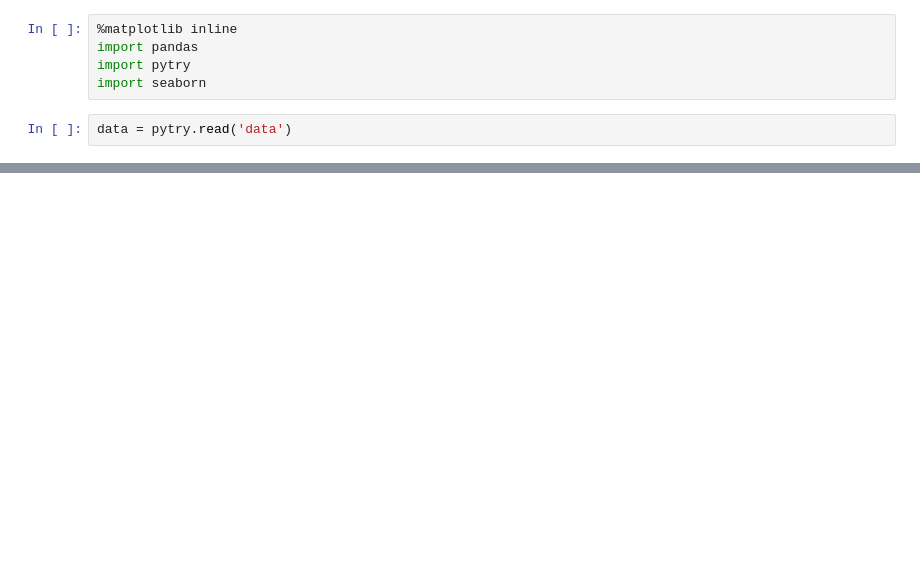
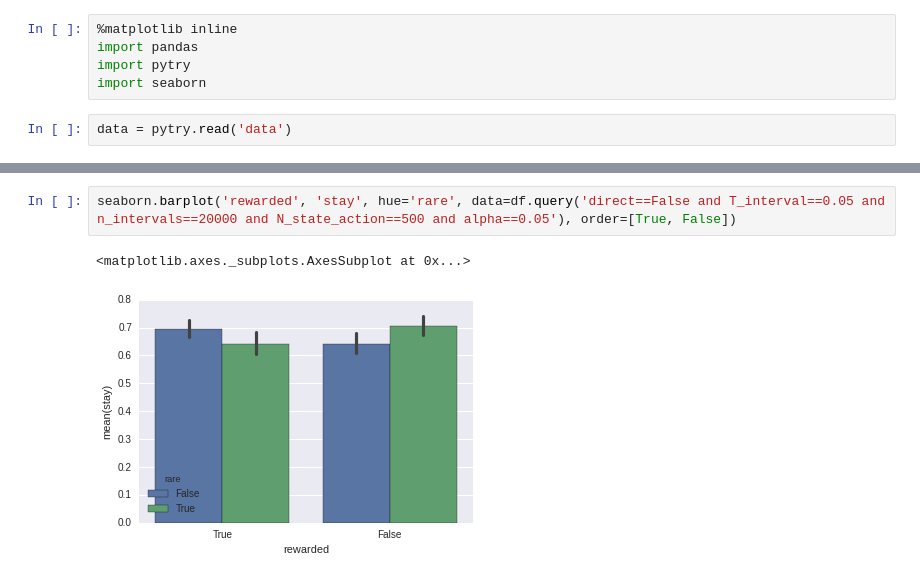
Before and after one commit to ctn-waterloo/cogsci17-rl, a Jupyter notebook: refactor/Plotting_experiments.ipynb, the cells around one changed output, grey strips where cells are left out. Cells and saved outputs as stored; diff of their text form; blank space fills up the shorter version.

```diff
--- a/refactor/Plotting_experiments.ipynb
+++ b/refactor/Plotting_experiments.ipynb
@@ -20,0 +41,5 @@ df = pandas.DataFrame(data2)
+# %%
+seaborn.barplot('rewarded', 'stay', hue='rare', data=df.query('direct==False and T_interval==0.05 and n_intervals==20000 and N_state_action==500 and alpha==0.05'), order=[True, False])
+# %% [output]
+<matplotlib.axes._subplots.AxesSubplot at 0x...>
+[figure, added]
```
Also changed, not shown: parts of 34 cells of this notebook.
